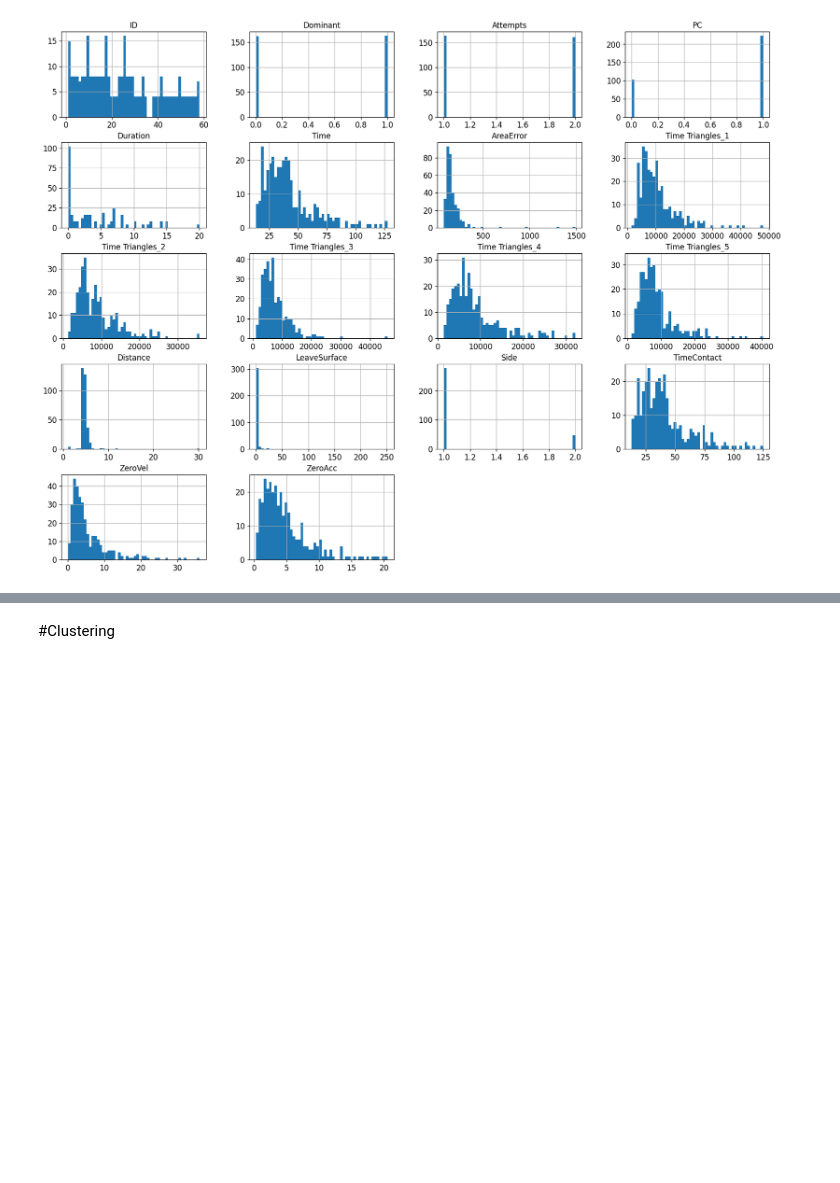
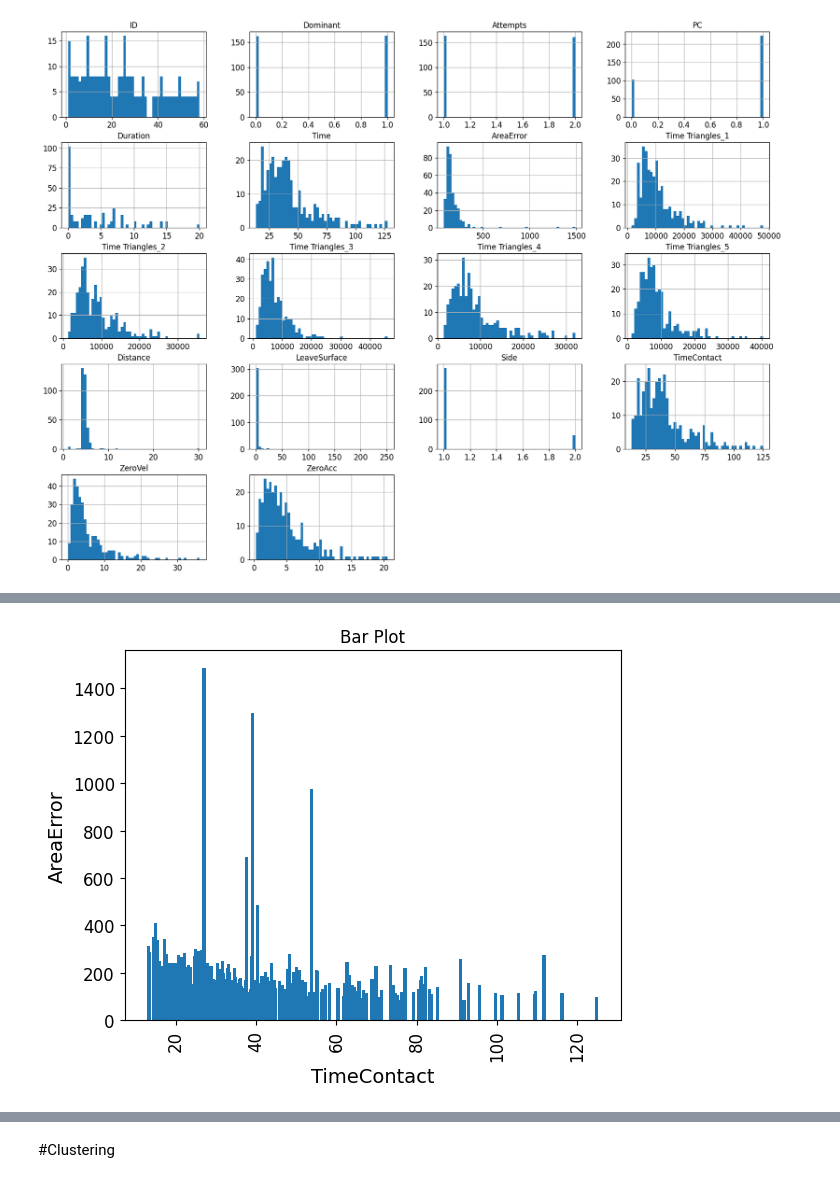
Before and after one commit to farhaanqazi/F21MP, a Jupyter notebook: Masters_Project_F21MP.ipynb, the cells around one changed output, grey strips where cells are left out. Cells and saved outputs as stored; diff of their text form; code cells hidden in the pictures; blank space fills up the shorter version.

```diff
--- a/Masters_Project_F21MP.ipynb
+++ b/Masters_Project_F21MP.ipynb
@@ -100,0 +109,15 @@ memory usage: 45.8 KB
+# %%
+plt.bar(PDdata['TimeContact'], PDdata['AreaError'])
+
+# Adding labels and title
+plt.xlabel('TimeContact')
+plt.ylabel('AreaError')
+plt.title('Bar Plot')
+
+# Rotate x-axis labels if needed
+plt.xticks(rotation=90)
+
+# Display the plot
+plt.show()
+# %% [output]
+[figure, added]
```
Also changed, not shown: parts of 109 cells of this notebook.
